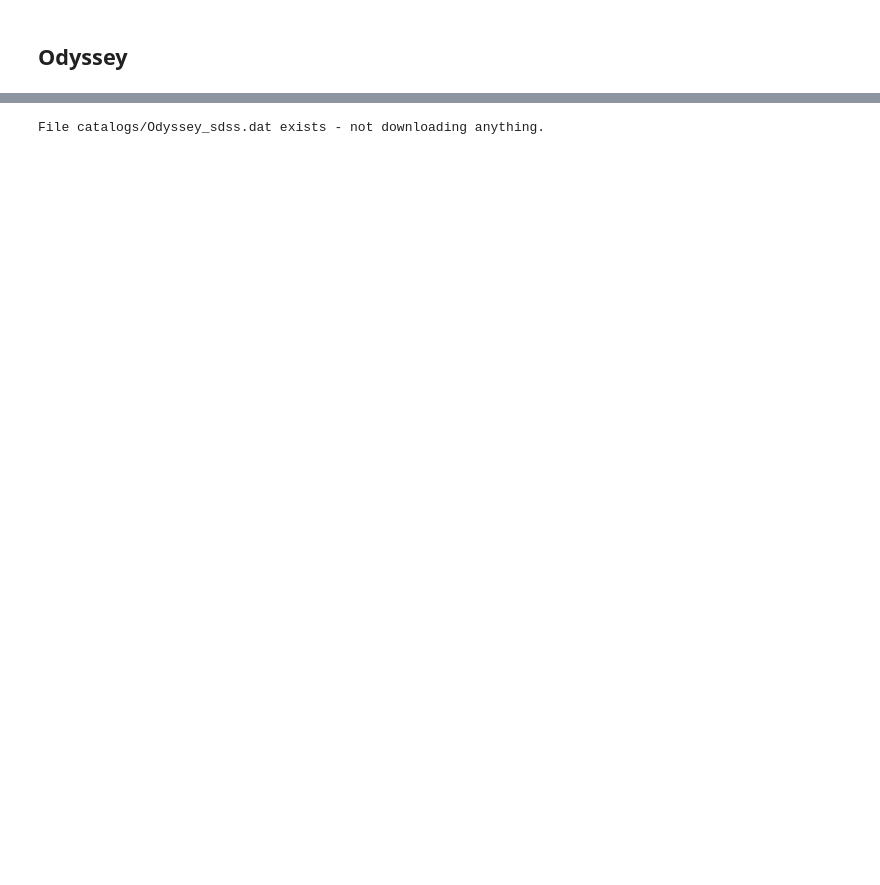
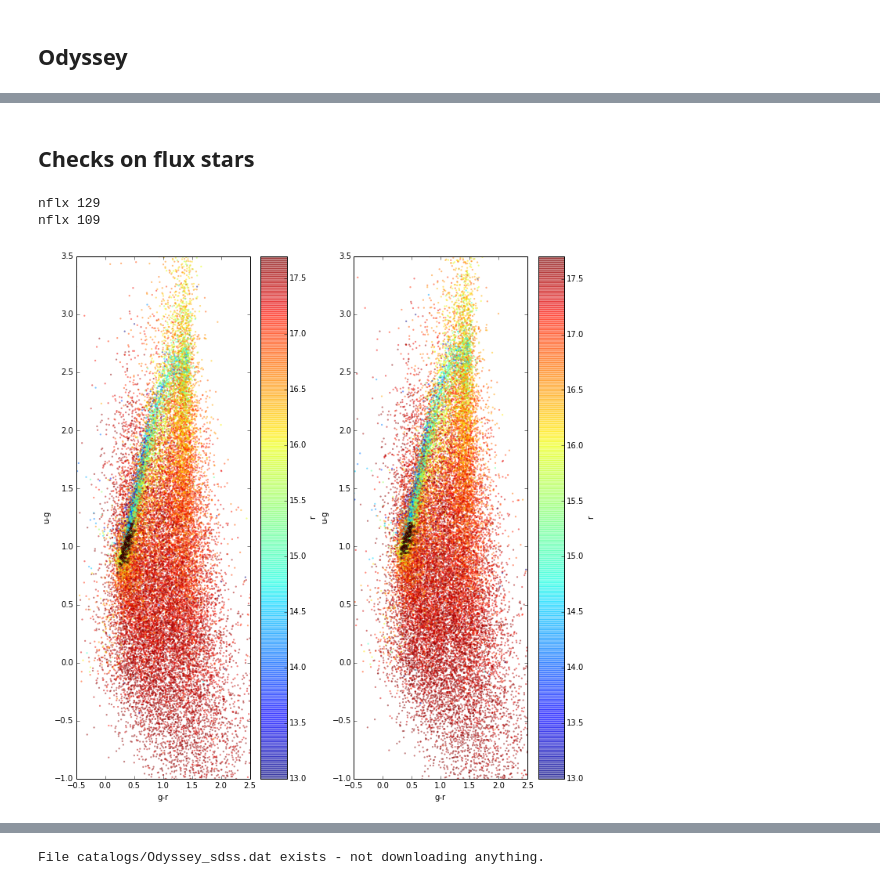
Before and after one commit to sagasurvey/erik, a Jupyter notebook: ipython_notebooks/2014May-MMTHecto.ipynb, the cells around one changed output, grey strips where cells are left out. Saved outputs shown, nothing was run; the diff lists cells and outputs as text; code cells hidden in the pictures; blank space fills up the shorter version.

```diff
--- a/ipython_notebooks/2014May-MMTHecto.ipynb
+++ b/ipython_notebooks/2014May-MMTHecto.ipynb
@@ -16,0 +130,2 @@ import targeting
+# %%
+host = hosts.hamlet
@@ -16,0 +177,38 @@ import targeting
+# %% [markdown]
+## Checks on flux stars
+# %%
+def plot_all_cmd_flx(host, extcorr=False):
+    allsdss = host.get_sdss_catalog()
+    flx = mmthecto.select_flux_stars(allsdss, extcorr=extcorr)
+    print 'nflx', len(flx)
+
+    samp = allsdss[allsdss['psf_r']<23]
+    u,g,r = samp['psf_u'],samp['psf_g'],samp['psf_r']
+    uf,gf,rf = flx['psf_u'],flx['psf_g'],flx['psf_r']
+
+    if extcorr:
+        u = u - samp['Au']
+        g = g - samp['Ag']
+        r = r - samp['Ar']
+        uf = uf - flx['Au']
+        gf = gf - flx['Ag']
+        rf = rf - flx['Ar']
+
+    plt.scatter(g-r, u-g, c=r, lw=0, alpha=.5, s=5,vmin=13)
+    plt.scatter(gf-rf, uf-gf, c=rf, lw=1, alpha=.5, s=5,vmin=13)
+    plt.colorbar().set_label('r')
+    plt.xlabel('g-r')
+    plt.xlim(-0.5,2.5)
+    plt.ylim(-1,3.5)
+    plt.ylabel('u-g')
+    plt.tight_layout()
+# %%
+plt.figure(figsize=(10,10))
+plt.subplot(1,2,1)
+plot_all_cmd_flx(hosts.odyssey,True)
+plt.subplot(1,2,2)
+plot_all_cmd_flx(hosts.odyssey,False)
+# %% [output]
+nflx 129
+nflx 109
+[figure, added]
```
Also changed, not shown: parts of 42 cells of this notebook, 4 other files.
